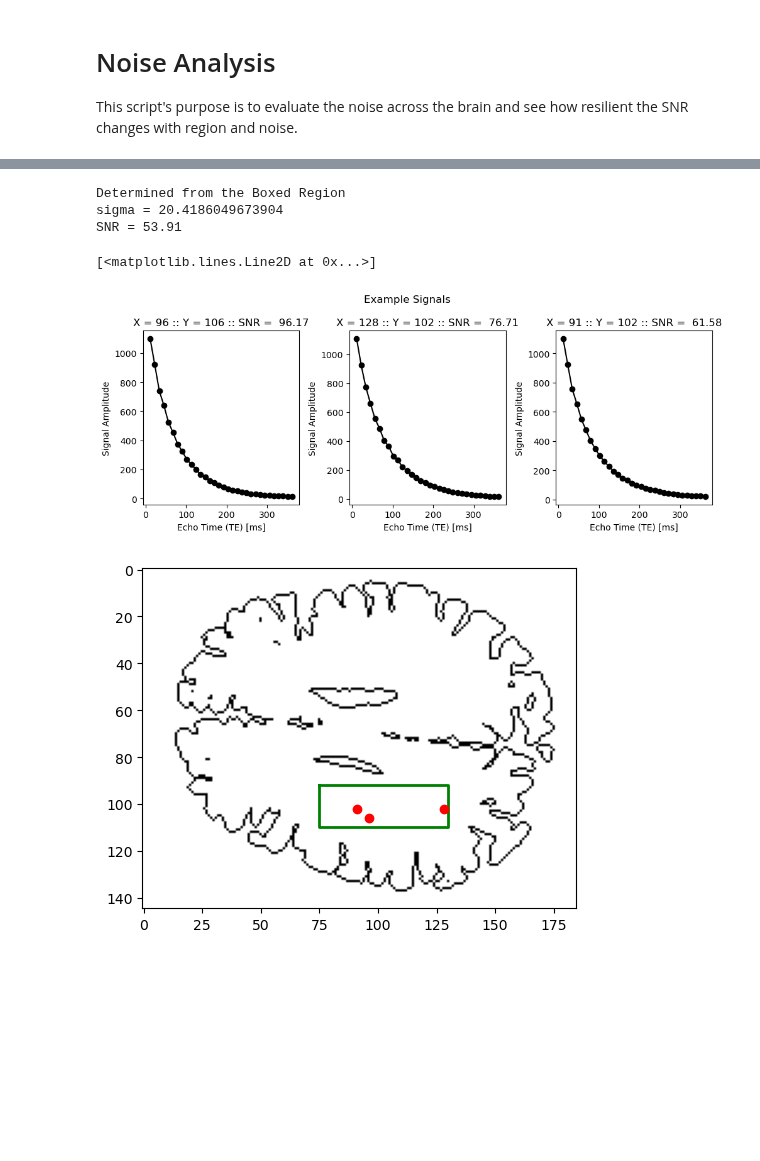
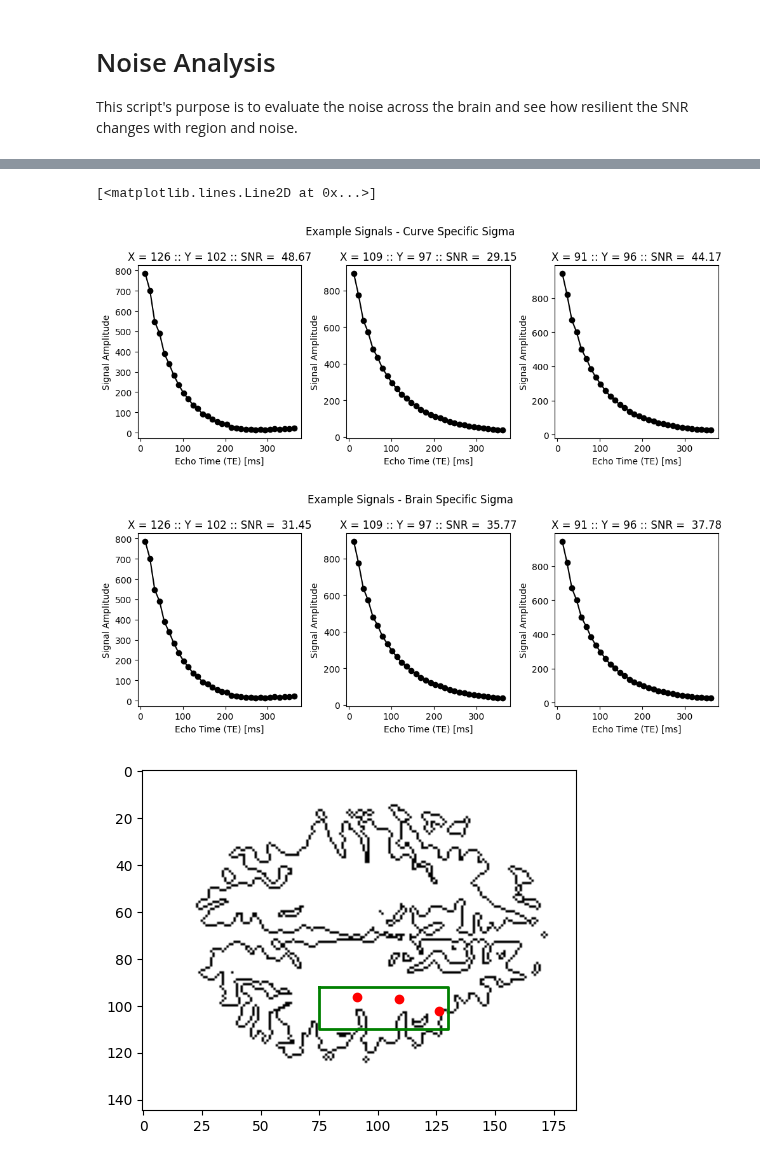
Before and after one commit to Griffin997/Regularization, a Jupyter notebook: Rician_Preparation/Rician_Noise_Analysis.ipynb, the cells around one changed output, grey strips where cells are left out. Saved outputs shown, nothing was run; the diff lists cells and outputs as text; code cells hidden in the pictures; blank space fills up the shorter version.

Commit message:
noise alterations

```diff
--- a/Rician_Preparation/Rician_Noise_Analysis.ipynb
+++ b/Rician_Preparation/Rician_Noise_Analysis.ipynb
@@ -23,7 +23,7 @@ cwd_temp = os.getcwd()
 base_file = 'Regularization'
 cwd_full = cwd_temp.split(base_file, 1)[0]
 
-brain_data = scipy.io.loadmat(f'{cwd_full}{base_file}/MB_References/BLSA_1742_04_MCIAD_m41/NESMA_cropped_slice5.mat')
+brain_data = scipy.io.loadmat(f'{cwd_full}{base_file}/MB_References/BLSA_1935_06_MCIAD_m79/NESMA_cropped_slice8.mat')
 I_raw = brain_data['slice_oi']
 
 subsection = False
@@ -40,26 +40,7 @@ t_increment_brain = 11.3 #This is a measurement originally indicated by Chuan Bi
 tdata = np.linspace(t_increment_brain, (n_elements)*(t_increment_brain), n_elements)
 
 #All pixels with a lower mask amplitude are considered to be free water (i.e. vesicles)
-mask_amplitude = 800
-
-#This is important for regularization if this is deemed necessary here
-ob_weight = 100
-
-MB_model = False
-
-init_p = (0.2, 0.8, 20, 80, 1)
-lb = [0,0,0,0,0]
-ub = [np.inf,np.inf, 80, 300, np.inf]
-
-# vert1 = 165
-# vert2 = 180
-# hori1 = 120
-# hori2 = 180
-
-# vert1 = 33
-# vert2 = 43
-# hori1 = 25
-# hori2 = 59
+mask_amplitude = 750
 
 vert1 = 92             #60     #108
 vert2 = 110            #125     #116
@@ -189,34 +197,32 @@ Text(0.5, 0.98, 'Brain Signal Values')
-# %%
-noise_floor = np.mean(I_data[v1:v2,h1:h2,-3:])#np.mean([i for i in I_nonzero_avg_last_val if i >= lower if i<= upper])
-sigma = noise_floor * (2/np.pi)**(1/2)
-print("Determined from the Boxed Region")
-print(f'sigma = {sigma}')
-avg_init = np.mean(I_data[v1:v2,h1:h2,0])
-print(f'SNR = {avg_init/sigma:0.2f}')
-# %% [output]
-Determined from the Boxed Region
-sigma = 20.4186049673904
-SNR = 53.91
 # %%
 rand_x = [random.randint(h1, h2) for _ in range(3)]
 rand_y = [random.randint(v1, v2) for _ in range(3)]
 
 fig, ax = plt.subplots(1,3, tight_layout=True, figsize=(10,4))
-fig.suptitle('Example Signals')
+fig.suptitle('Example Signals - Curve Specific Sigma')
 for i in range(3):
     ax[i].plot(tdata, I_data[rand_y[i], rand_x[i], :], ls = '-', marker = 'o', color = 'k')
     ax[i].set_title(f"X = {rand_x[i]} :: Y = {rand_y[i]} :: SNR = {I_data[rand_y[i], rand_x[i], 0]/(np.mean(I_data[rand_y[i], rand_x[i], -3:]) * (2/np.pi)**(1/2)): .2f}")
+    ax[i].set_ylabel('Signal Amplitude')
+    ax[i].set_xlabel('Echo Time (TE) [ms]')
+
+fig, ax = plt.subplots(1,3, tight_layout=True, figsize=(10,4))
+fig.suptitle('Example Signals - Brain Specific Sigma')
+for i in range(3):
+    ax[i].plot(tdata, I_data[rand_y[i], rand_x[i], :], ls = '-', marker = 'o', color = 'k')
+    ax[i].set_title(f"X = {rand_x[i]} :: Y = {rand_y[i]} :: SNR = {I_data[rand_y[i], rand_x[i], 0]/sigma: .2f}")
     ax[i].set_ylabel('Signal Amplitude')
     ax[i].set_xlabel('Echo Time (TE) [ms]')
 
 brain_outline = get_brain_outline(I_data)
 fig, ax = plt.subplots(1,1,figsize=(5,5),tight_layout=True)
 ax.imshow(1-brain_outline, cmap = 'gray')
 ax.plot(hBox,vBox, linewidth = 2, color = 'g')
 ax.plot(rand_x, rand_y, ls = '', color = 'r', marker = 'o')
 # %% [output]
 [<matplotlib.lines.Line2D at 0x...>]
-[figure, old version]
+[figure, new version]
-[figure, old version]
+[figure, new version]
+[figure, added]
 # %%
 SNR_array = np.zeros((I_data.shape[0],I_data.shape[1]))
```
Also changed, not shown: parts of 7 cells of this notebook, 2 other files.
